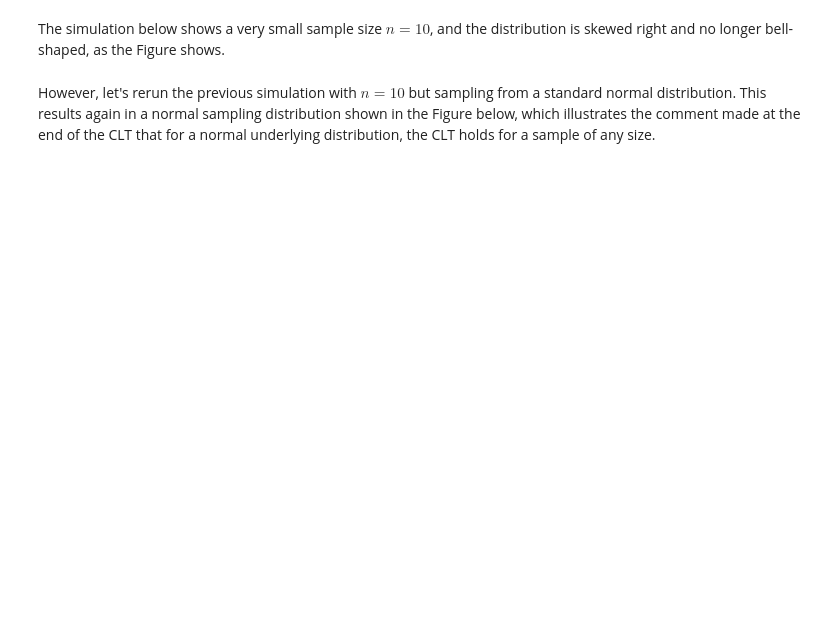
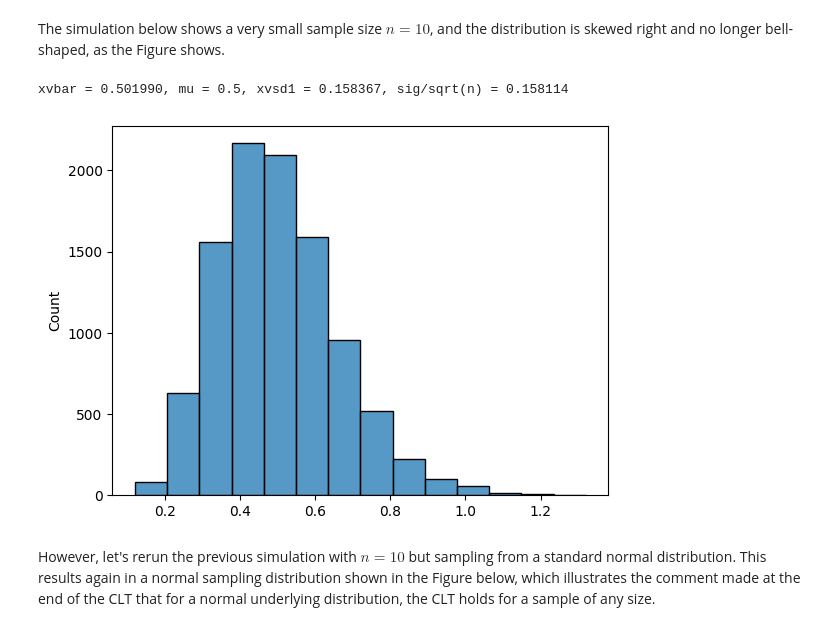
Before and after one commit to rezahabibi96/GitBook, a Jupyter notebook: books/applied-statistics-with-python/ch-7.ipynb, the cells around one changed output. Cells and saved outputs as stored; diff of their text form; code cells hidden in the pictures; blank space fills up the shorter version.

```diff
--- a/books/applied-statistics-with-python/ch-7.ipynb
+++ b/books/applied-statistics-with-python/ch-7.ipynb
@@ -49,4 +103,22 @@ If we try to run it for a smaller sample size of $n = 30$, it still works. The m
 # %% [markdown]
 The simulation below shows a very small sample size $n = 10$, and the distribution is skewed right and no longer bell-shaped, as the Figure shows.
+# %%
+L = 2
+n = 10; numsamples = 10000
+xv = np.repeat(0.0,numsamples) # sample means
+
+for j in range(numsamples):
+    onesample = np.random.exponential(scale=1/L, size=n)
+    xv[j] = np.mean(onesample)
+
+sns.histplot(xv,bins=14) # create histogram of sample means
+
+xvbar = np.mean(xv) # mean of sample means
+xvsd1 = np.std(xv,ddof=1) # standard deviation of sample pmeans
+
+print('xvbar = {:.6f}, mu = {:.1f}, xvsd1 = {:.6f}, sig/sqrt(n) = {:.6f}'.format(xvbar, 1/L, xvsd1, (1/L)/np.sqrt(n)))
+# %% [output]
+xvbar = 0.501990, mu = 0.5, xvsd1 = 0.158367, sig/sqrt(n) = 0.158114
+[figure, added]
 # %% [markdown]
 However, let's rerun the previous simulation with $n = 10$ but sampling from a standard normal distribution. This results again in a normal sampling distribution shown in the Figure below, which illustrates the comment made at the end of the CLT that for a normal underlying distribution, the CLT holds for a sample of any size.
```
Also changed, not shown: parts of 47 cells of this notebook.
